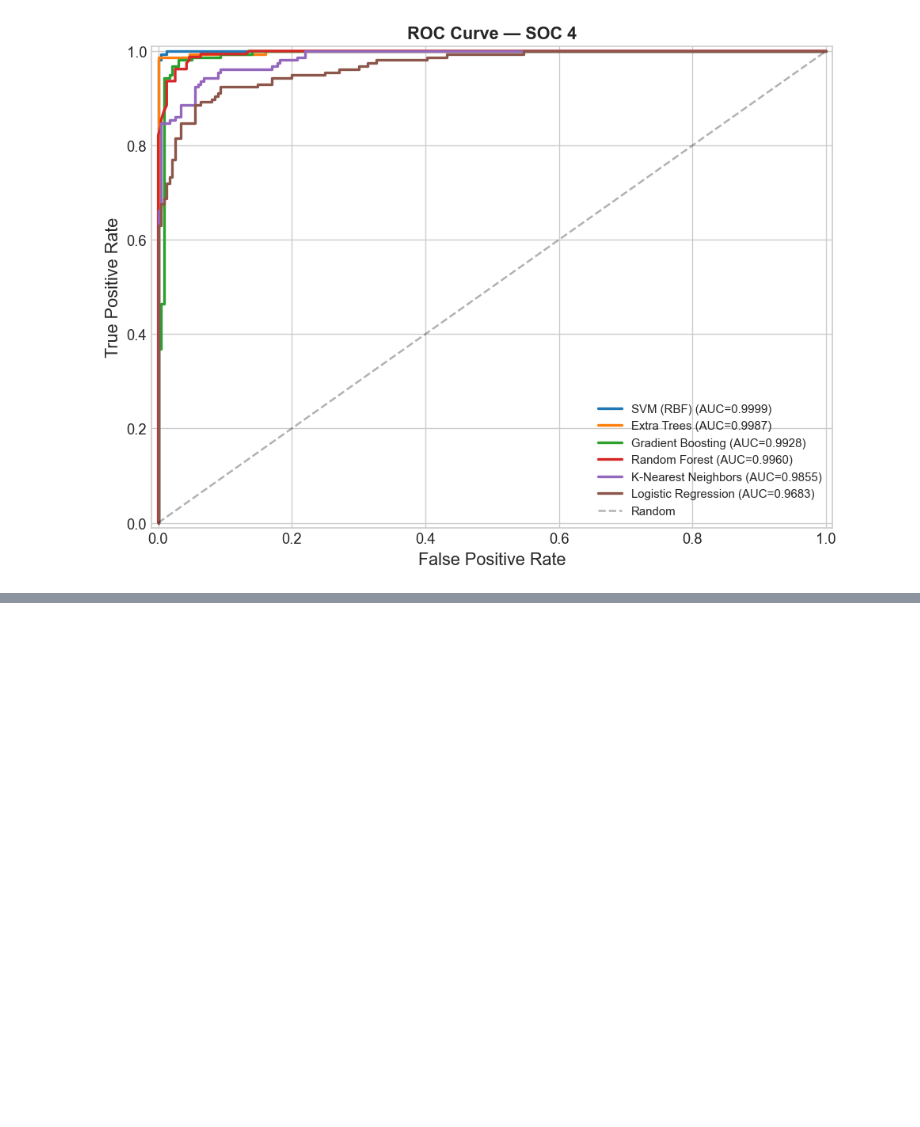
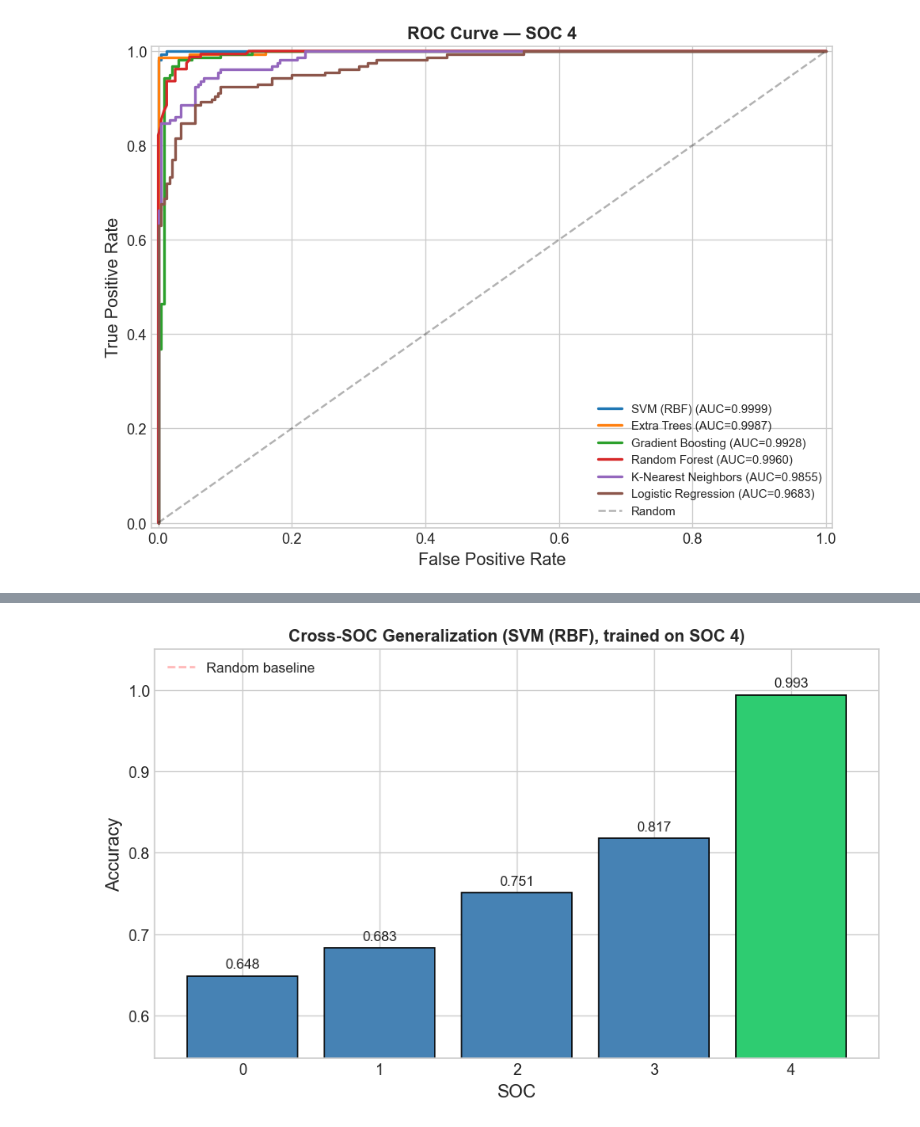
Before and after one commit to marcosoldani/ml_LiBs_project, a Jupyter notebook: notebooks/2_ClassificationAges.ipynb, the cells around one changed output, grey strips where cells are left out. Saved outputs shown, nothing was run; the diff lists cells and outputs as text; code cells hidden in the pictures; blank space fills up the shorter version.

```diff
--- a/notebooks/2_ClassificationAges.ipynb
+++ b/notebooks/2_ClassificationAges.ipynb
@@ -789,0 +946,55 @@ plt.show()
+# %%
+# --- CROSS-SOC PERFORMANCE PLOT ---
+
+fig, ax = plt.subplots(figsize=(8, 5))
+
+colors_bar = [
+    "#2ecc71" if s == SELECTED_SOC else "steelblue"
+    for s in cross_df["SOC"]
+]
+
+ax.bar(
+    cross_df["SOC"].astype(str),
+    cross_df["Accuracy"],
+    color=colors_bar,
+    edgecolor="black",
+)
+
+ax.set_xlabel("SOC")
+ax.set_ylabel("Accuracy")
+
+ax.set_title(
+    f"Cross-SOC Generalization ({best_model_name}, trained on SOC {SELECTED_SOC})",
+    fontweight="bold",
+)
+
+ax.set_ylim([
+    max(0, cross_df["Accuracy"].min() - 0.1),
+    1.05
+])
+
+# --- VALUE LABELS ---
+for i, row in cross_df.iterrows():
+    ax.text(
+        i,
+        row["Accuracy"] + 0.01,
+        f"{row['Accuracy']:.3f}",
+        ha="center",
+        fontsize=10,
+    )
+
+# --- RANDOM BASELINE ---
+ax.axhline(
+    y=0.5,
+    color="red",
+    linestyle="--",
+    alpha=0.3,
+    label="Random baseline",
+)
+
+ax.legend()
+
+plt.tight_layout()
+plt.show()
+# %% [output]
+[figure, added]
```
Also changed, not shown: parts of 4 cells of this notebook.
